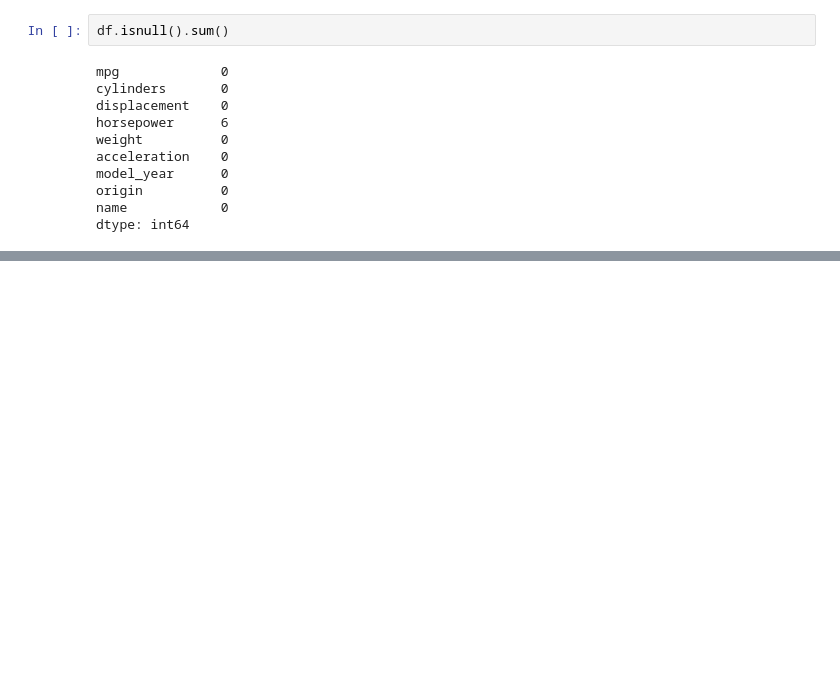
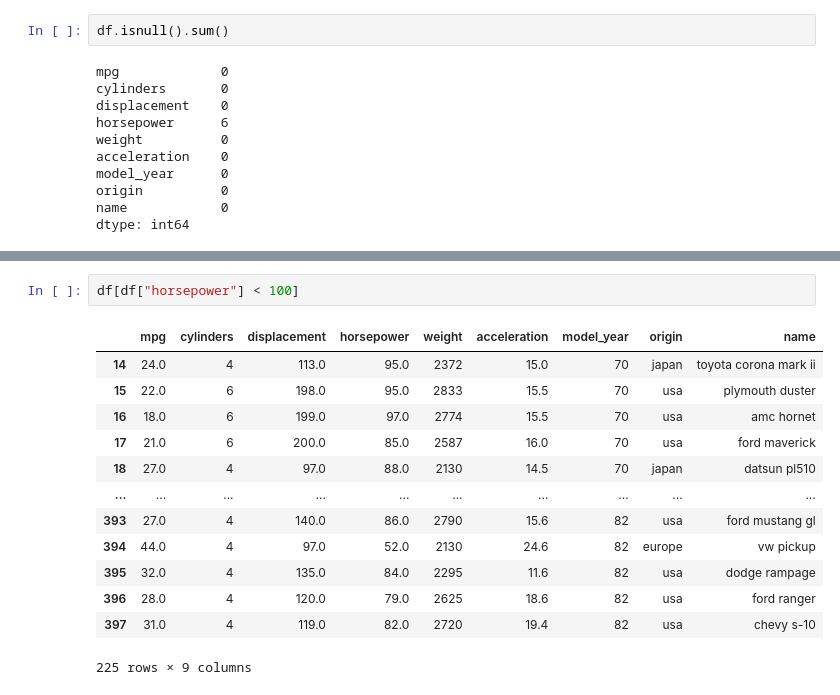
Before and after one commit to geershatisaxena/mpg-Data-Analysis, a Jupyter notebook: pandas.ipynb, the cells around one changed output, grey strips where cells are left out. Cells and saved outputs as stored; diff of their text form; blank space fills up the shorter version.

```diff
--- a/pandas.ipynb
+++ b/pandas.ipynb
@@ -140,0 +357,16 @@ dtype: int64
+# %%
+df[df["horsepower"] < 100]
+# %% [output]
+|  | mpg | cylinders | displacement | horsepower | weight | acceleration | model_year | origin | name |
+| 14 | 24.0 | 4 | 113.0 | 95.0 | 2372 | 15.0 | 70 | japan | toyota corona mark ii |
+| 15 | 22.0 | 6 | 198.0 | 95.0 | 2833 | 15.5 | 70 | usa | plymouth duster |
+| 16 | 18.0 | 6 | 199.0 | 97.0 | 2774 | 15.5 | 70 | usa | amc hornet |
+| 17 | 21.0 | 6 | 200.0 | 85.0 | 2587 | 16.0 | 70 | usa | ford maverick |
+| 18 | 27.0 | 4 | 97.0 | 88.0 | 2130 | 14.5 | 70 | japan | datsun pl510 |
+| ... | ... | ... | ... | ... | ... | ... | ... | ... | ... |
+| 393 | 27.0 | 4 | 140.0 | 86.0 | 2790 | 15.6 | 82 | usa | ford mustang gl |
+| 394 | 44.0 | 4 | 97.0 | 52.0 | 2130 | 24.6 | 82 | europe | vw pickup |
+| 395 | 32.0 | 4 | 135.0 | 84.0 | 2295 | 11.6 | 82 | usa | dodge rampage |
+| 396 | 28.0 | 4 | 120.0 | 79.0 | 2625 | 18.6 | 82 | usa | ford ranger |
+| 397 | 31.0 | 4 | 119.0 | 82.0 | 2720 | 19.4 | 82 | usa | chevy s-10 |
+225 rows × 9 columns
```
Also changed, not shown: parts of 53 cells of this notebook.
